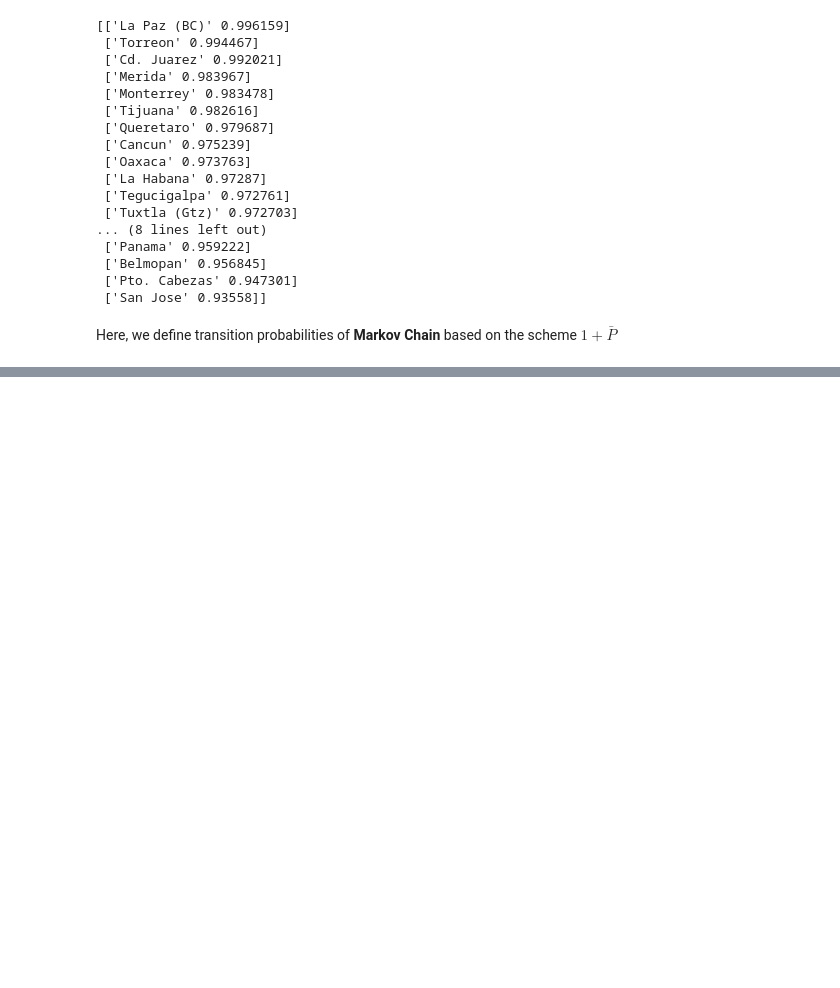
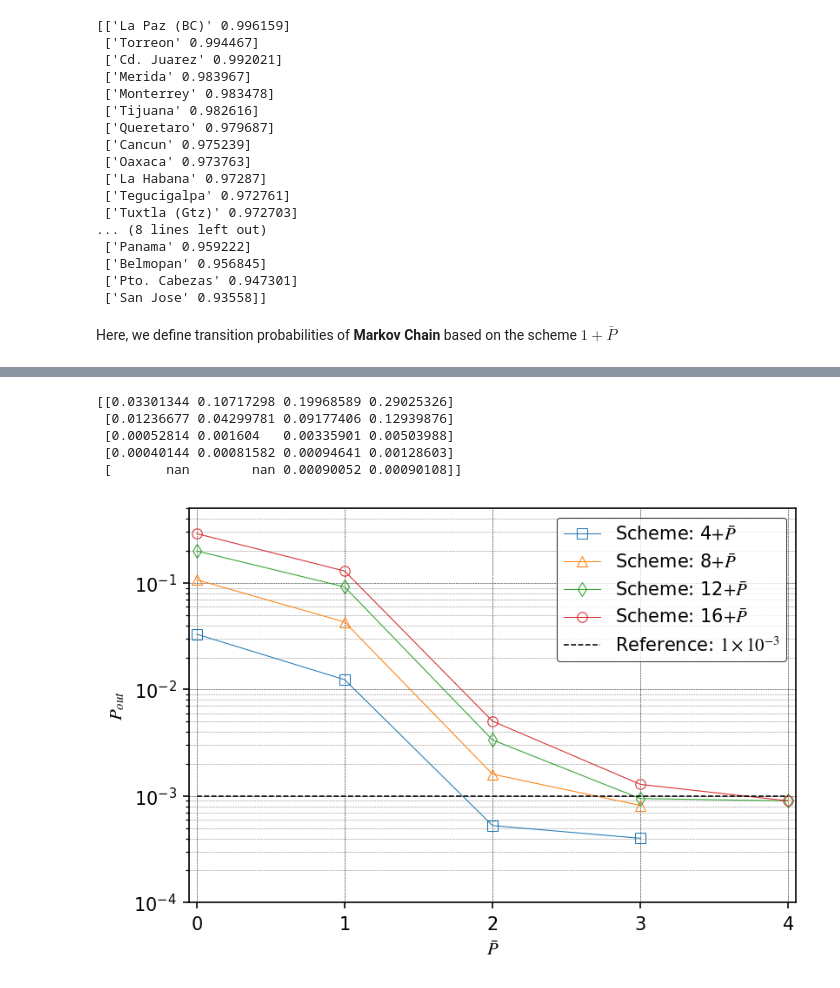
Before and after one commit to KunaCornejo/SmartGatewaySelection, a Jupyter notebook: MarkovProcess.ipynb, the cells around one changed output, grey strips where cells are left out. Drawn from its saved outputs; the diff is of its cells as text; code cells hidden in the pictures; blank space fills up the shorter version.

```diff
--- a/MarkovProcess.ipynb
+++ b/MarkovProcess.ipynb
@@ -76,0 +186,63 @@ Here, we define transition probabilities of **Markov Chain** based on the scheme
+# %%
+#Figure: Pout vs PGWs
+#+++++++++++++++++++++++++++++++++++++++++++++++++++++++++++++++++++++++++++++++
+fig, ax=plt.subplots(num=None, figsize=(6, 4), dpi=150, facecolor='w', edgecolor='k')
+grid(color='k', linestyle='--', linewidth=.25, which='minor', alpha=0.5)
+grid(color='k', linestyle='--', linewidth=.25, which='major', alpha=1)
+font={'fontname':'Times','weight':'light','size':10}
+#+++++++++++++++++++++++++++++++++++++++++++++++++++++++++++++++++++++++++++++++
+N_0=[4,8,12,16]
+forms=['s','^','d','o','d','>']
+lines=['-','--',':','-','--',':']
+#In this file, P_out_Results.csv, has been compiled the results of all schemes
+#by the Markov Process, that is, N=4,8,12, and 16.
+P_out_SD = genfromtxt(f'/content/SmartGatewaySelection/P_out_Results.csv', delimiter=',',dtype=float,autostrip=True)
+P_out_SD = np.array(P_out_SD,dtype=float)
+print(P_out_SD)
+
+for i in range(0,len(N_0)):
+    esquema=r'$+\bar{P}$'
+    numero=f'Scheme: {N_0[i]}'
+    etiqueta=numero+esquema
+    x=np.arange(len(P_out_SD[:,i]))
+    ax.semilogy(x,P_out_SD[:,i],f'-{forms[i]}',markersize=5.5, markerfacecolor='None',markeredgewidth=0.5,linewidth=0.5,label=etiqueta)
+
+
+    xint = range(min(x), k-1)
+    plt.xticks(xint)
+
+plt.semilogy(x,pd.Series(1-0.999, index=x),'--', linewidth=0.75,color='k',label=r'Reference: $1\times 10^{-3}$')
+plt.axis([-0.05, 4.05, 5e-1,1e-4])
+plt.gca().invert_yaxis()
+plt.xlabel(r'$\bar{P}$',**font)
+plt.ylabel(r'$P_{out}$',**font)
+
+ax.set_yscale("log")
+
+locmaj = matplotlib.ticker.LogLocator(base=10.0, subs=(1.0, ), numticks=100)
+ax.yaxis.set_major_locator(locmaj)
+
+locmin = matplotlib.ticker.LogLocator(base=10.0, subs=np.arange(2, 10) * .1,
+                                      numticks=100)
+ax.yaxis.set_minor_locator(locmin)
+ax.yaxis.set_minor_formatter(matplotlib.ticker.NullFormatter())
+
+leg=plt.legend(loc='upper right',fontsize=10)
+leg.get_frame().set_edgecolor('k')
+leg.get_frame().set_linewidth(0.5)
+
+plt.rcParams["font.family"] = "Sans"
+plt.rcParams['mathtext.fontset'] = 'stix'
+plt.rcParams['mathtext.it'] = 'Times:italic'
+plt.rc('xtick', labelsize=10)
+plt.rc('ytick', labelsize=10)
+
+#To save the figure
+#plt.savefig('/.../P_out_SD.png')
+# %% [output]
+[[0.03301344 0.10717298 0.19968589 0.29025326]
+ [0.01236677 0.04299781 0.09177406 0.12939876]
+ [0.00052814 0.001604   0.00335901 0.00503988]
+ [0.00040144 0.00081582 0.00094641 0.00128603]
+ [       nan        nan 0.00090052 0.00090108]]
+[figure, added]
```
Also changed, not shown: parts of 5 cells of this notebook.
